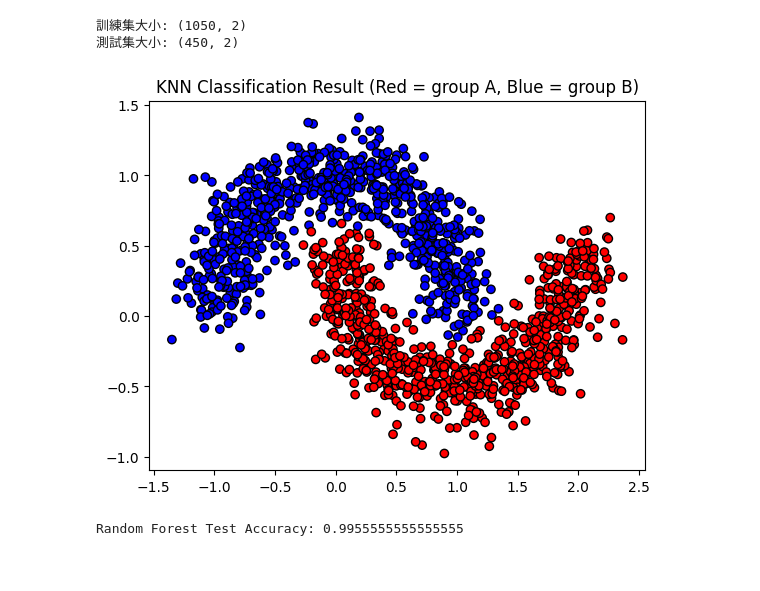
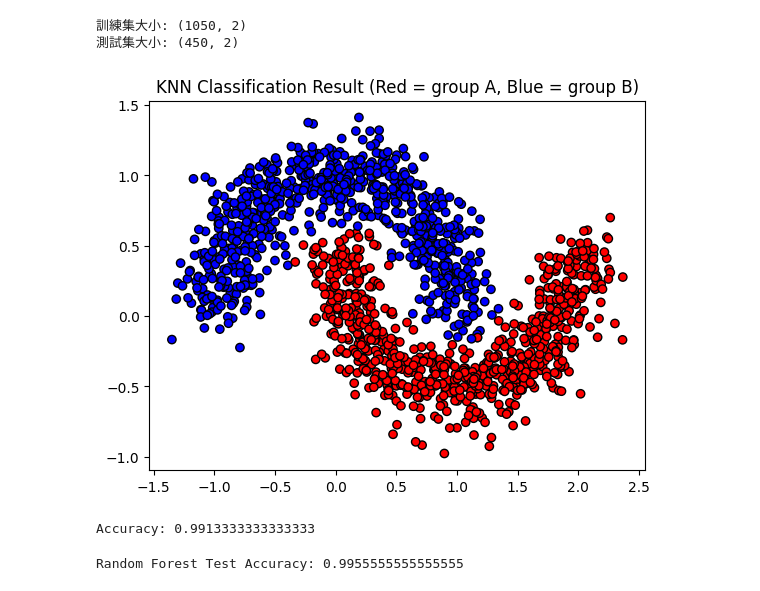
Before and after one commit to miniric/Data-Analytics, a Jupyter notebook: 2. Mini-Projects/5. Two Moon Classification/main.ipynb, the cells around one changed output. Drawn from its saved outputs; the diff is of its cells as text; code cells hidden in the pictures.

Commit message:
update two moon with grid search on KNN

```diff
--- a/2. Mini-Projects/5. Two Moon Classification/main.ipynb
+++ b/2. Mini-Projects/5. Two Moon Classification/main.ipynb
@@ -26,21 +31,35 @@ print("測試集大小:", X_test.shape)
 測試集大小: (450, 2)
 # %%
 from sklearn.neighbors import KNeighborsClassifier
+from sklearn.model_selection import GridSearchCV
 
 # 1. 建立 KNN 模型 (k=5)
-knn_classifier = KNeighborsClassifier(n_neighbors=5)
+knn_classifier = KNeighborsClassifier(n_neighbors=500)
 
-# 2. 訓練模型
-knn_classifier.fit(X_train, y_train)
+# 2. 使用 GridSearchCV 調整超參數
+
+param_grid = {
+    'n_neighbors': [1, 10, 100, 500]
+}
+
+grid_search = GridSearchCV(knn_classifier, param_grid, cv=3, scoring='accuracy', return_train_score=True)
+grid_search.fit(X_train, y_train)
+
+# 3. 訓練模型
+knn_classifier = grid_search.best_estimator_
 
 y_pred = knn_classifier.predict(X)
 
 # 畫分類結果
 plt.scatter(X[:, 0], X[:, 1], c=y_pred, cmap=plt.cm.bwr, edgecolors='k')
 plt.title("KNN Classification Result (Red = group A, Blue = group B)")
 plt.show()
+
+acc_knn = accuracy_score(y, y_pred)
+print("Accuracy:", acc_knn)
 # %% [output]
-[figure, old version]
+[figure, new version]
+Accuracy: 0.9913333333333333
 # %%
 from sklearn.ensemble import RandomForestClassifier
 random_forest_classifier = RandomForestClassifier(n_estimators=100)
```
Also changed, not shown: parts of 4 cells of this notebook.
